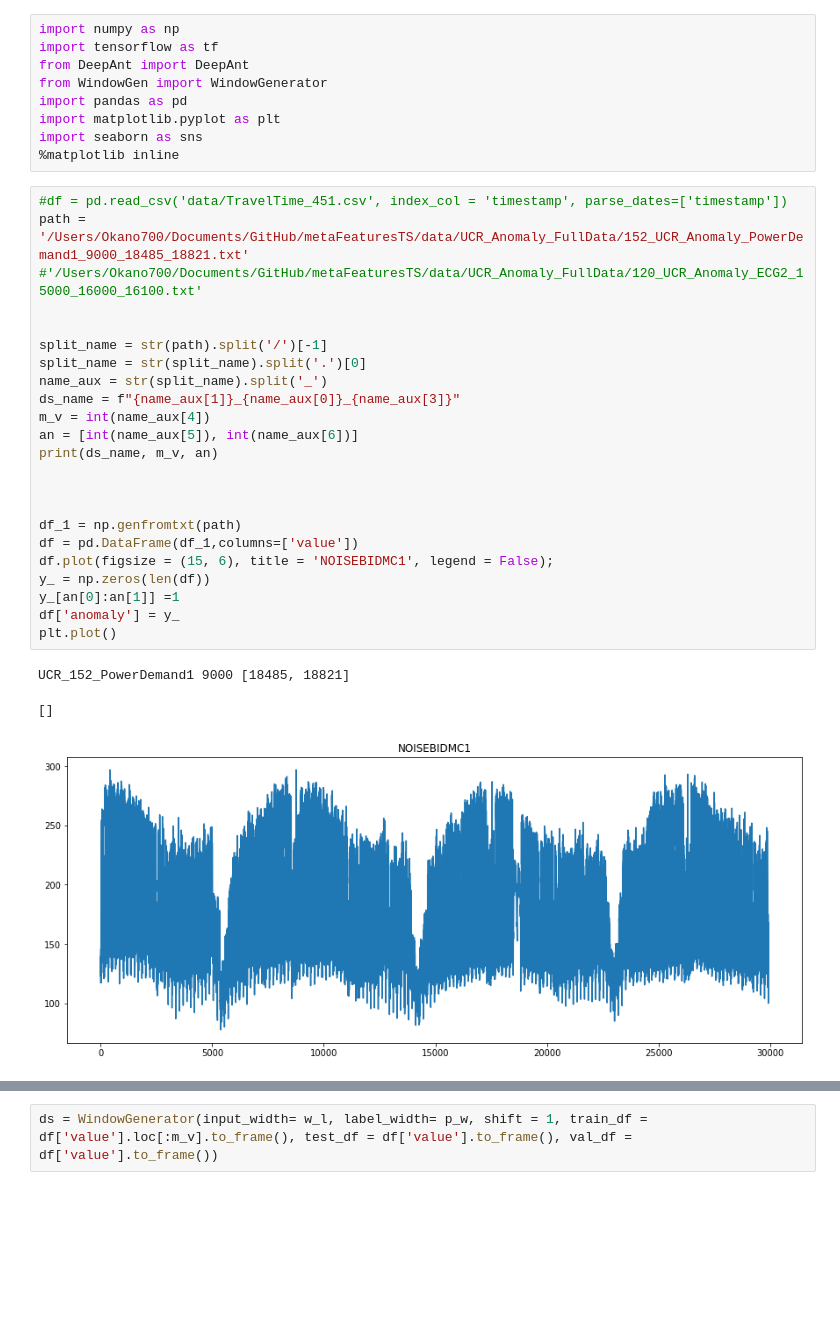
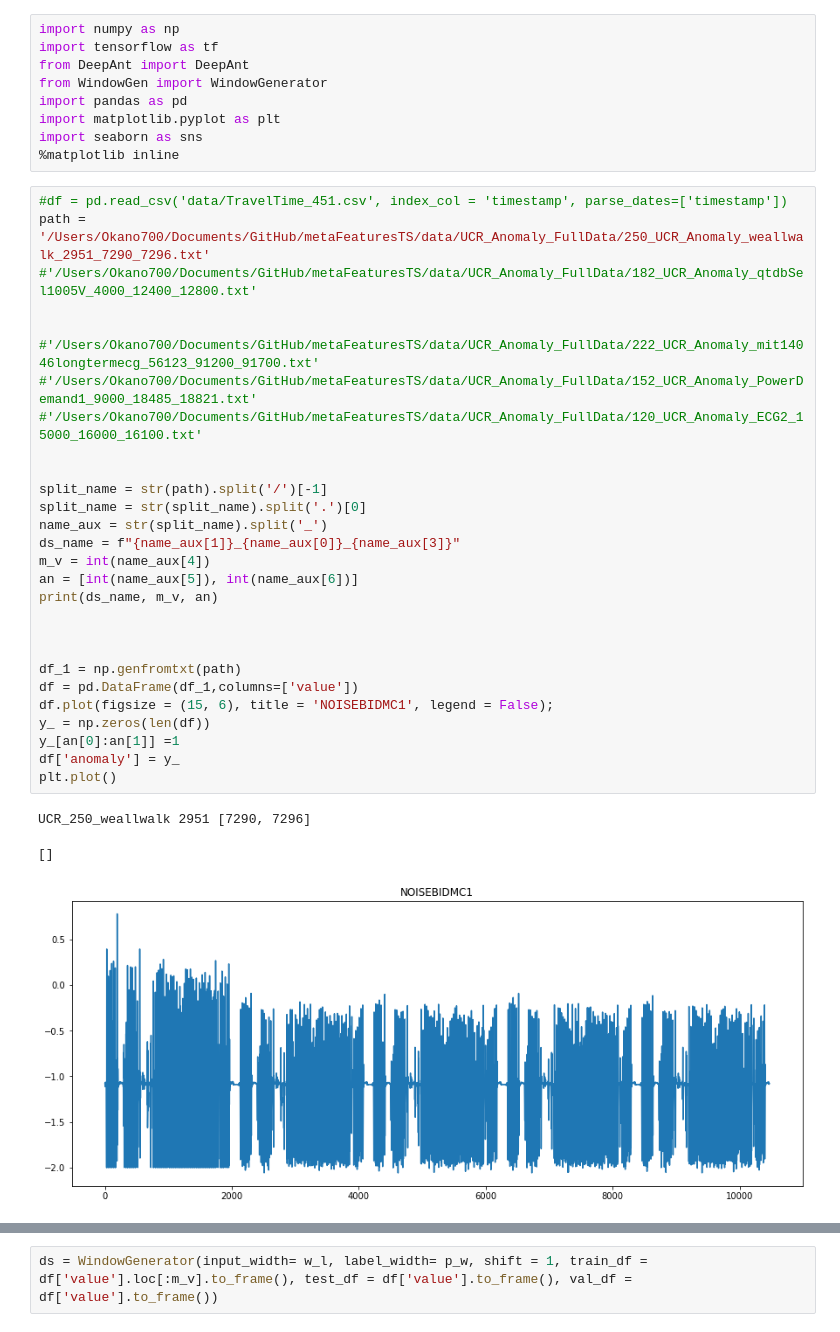
Before and after one commit to okano700/DeepAntTF, a Jupyter notebook: deepantTF.ipynb, the cells around one changed output, grey strips where cells are left out. Saved outputs shown, nothing was run; the diff lists cells and outputs as text; blank space fills up the shorter version.

```diff
--- a/deepantTF.ipynb
+++ b/deepantTF.ipynb
@@ -9,31 +9,36 @@ import seaborn as sns
 %matplotlib inline
 # %%
 #df = pd.read_csv('data/TravelTime_451.csv', index_col = 'timestamp', parse_dates=['timestamp'])
-path = '/Users/Okano700/Documents/GitHub/metaFeaturesTS/data/UCR_Anomaly_FullData/152_UCR_Anomaly_PowerDemand1_9000_18485_18821.txt'
+path = '/Users/Okano700/Documents/GitHub/metaFeaturesTS/data/UCR_Anomaly_FullData/250_UCR_Anomaly_weallwalk_2951_7290_7296.txt'
+#'/Users/Okano700/Documents/GitHub/metaFeaturesTS/data/UCR_Anomaly_FullData/182_UCR_Anomaly_qtdbSel1005V_4000_12400_12800.txt'
+
+
+#'/Users/Okano700/Documents/GitHub/metaFeaturesTS/data/UCR_Anomaly_FullData/222_UCR_Anomaly_mit14046longtermecg_56123_91200_91700.txt'
+#'/Users/Okano700/Documents/GitHub/metaFeaturesTS/data/UCR_Anomaly_FullData/152_UCR_Anomaly_PowerDemand1_9000_18485_18821.txt'
 #'/Users/Okano700/Documents/GitHub/metaFeaturesTS/data/UCR_Anomaly_FullData/120_UCR_Anomaly_ECG2_15000_16000_16100.txt'
 
 
 split_name = str(path).split('/')[-1]
 split_name = str(split_name).split('.')[0]
 name_aux = str(split_name).split('_')
 ds_name = f"{name_aux[1]}_{name_aux[0]}_{name_aux[3]}"
 m_v = int(name_aux[4])
 an = [int(name_aux[5]), int(name_aux[6])]
 print(ds_name, m_v, an)
 
 
 
 df_1 = np.genfromtxt(path)
 df = pd.DataFrame(df_1,columns=['value'])
 df.plot(figsize = (15, 6), title = 'NOISEBIDMC1', legend = False);
 y_ = np.zeros(len(df))
 y_[an[0]:an[1]] =1
 df['anomaly'] = y_
 plt.plot()
 # %% [output]
-UCR_152_PowerDemand1 9000 [18485, 18821]
+UCR_250_weallwalk 2951 [7290, 7296]
 []
-[figure, old version]
+[figure, new version]
 # %%
 from scipy.signal import periodogram
 from math import floor
```
Also changed, not shown: parts of 18 cells of this notebook, 1 other file.
